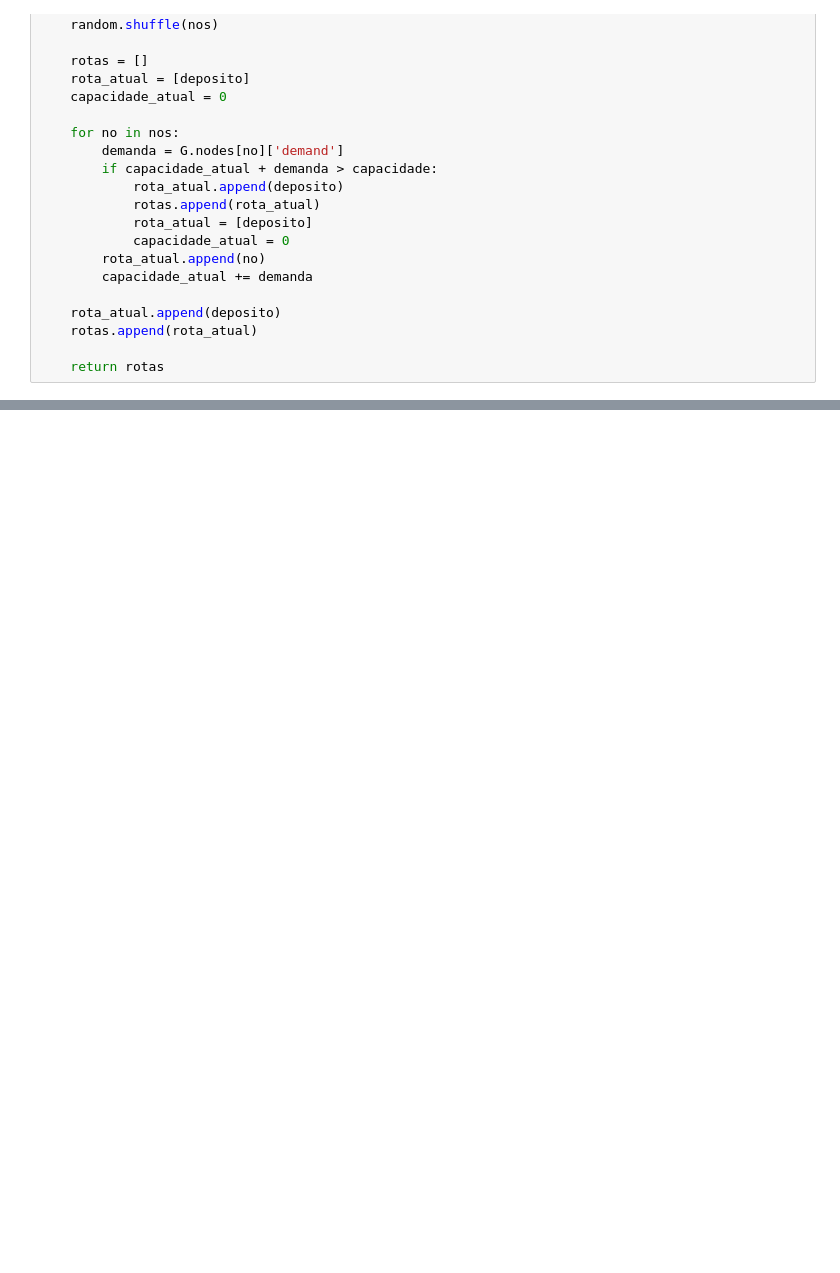
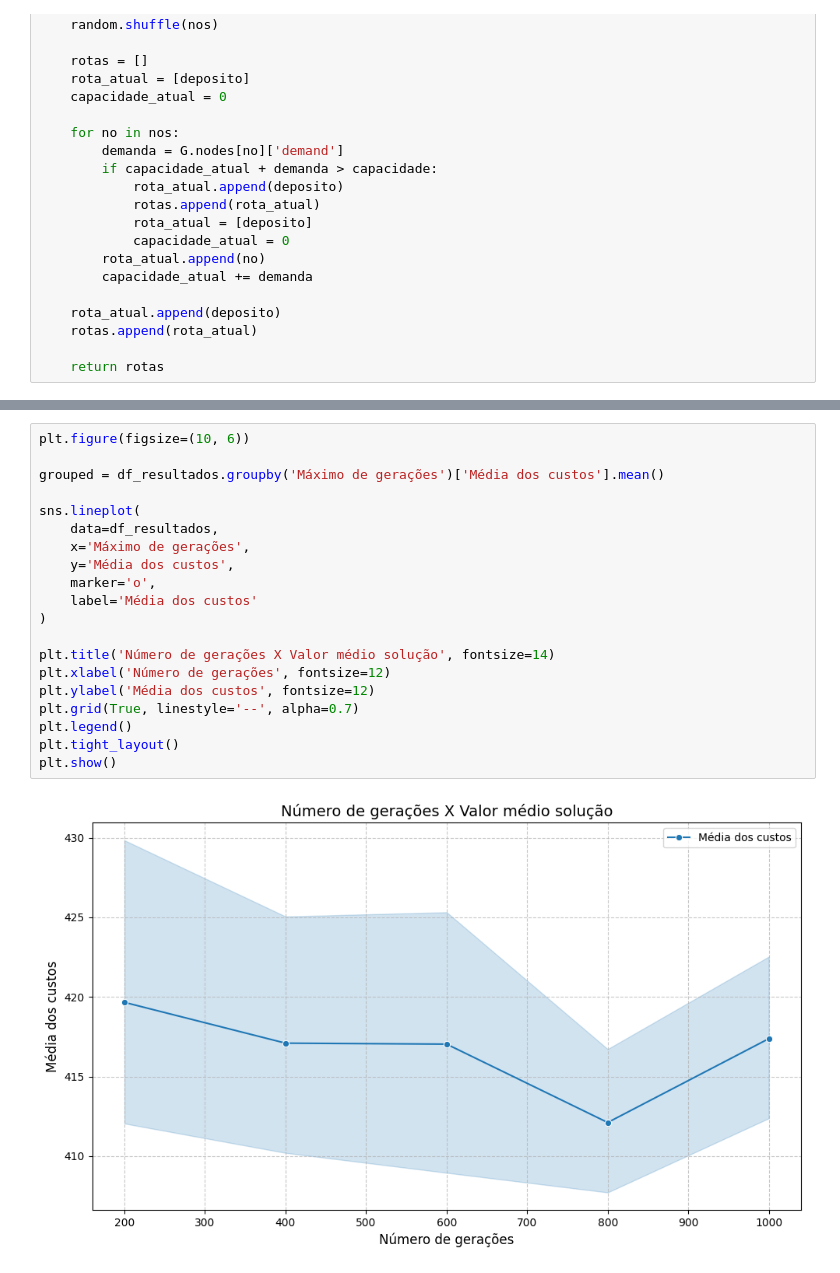
Before and after one commit to gustavouliano/cvrp_algorithms, a Jupyter notebook: island_model_ga-parallel.ipynb, the cells around one changed output, grey strips where cells are left out. Cells and saved outputs as stored; diff of their text form; blank space fills up the shorter version.

```diff
--- a/island_model_ga-parallel.ipynb
+++ b/island_model_ga-parallel.ipynb
@@ -238,0 +411,22 @@ Custo da melhor solução: 558.1812057543656
+# %%
+plt.figure(figsize=(10, 6))
+
+grouped = df_resultados.groupby('Máximo de gerações')['Média dos custos'].mean()
+
+sns.lineplot(
+    data=df_resultados,
+    x='Máximo de gerações',
+    y='Média dos custos',
+    marker='o',
+    label='Média dos custos'
+)
+
+plt.title('Número de gerações X Valor médio solução', fontsize=14)
+plt.xlabel('Número de gerações', fontsize=12)
+plt.ylabel('Média dos custos', fontsize=12)
+plt.grid(True, linestyle='--', alpha=0.7)
+plt.legend()
+plt.tight_layout()
+plt.show()
+# %% [output]
+[figure, added]
```
Also changed, not shown: parts of 14 cells of this notebook, 51 other files.
